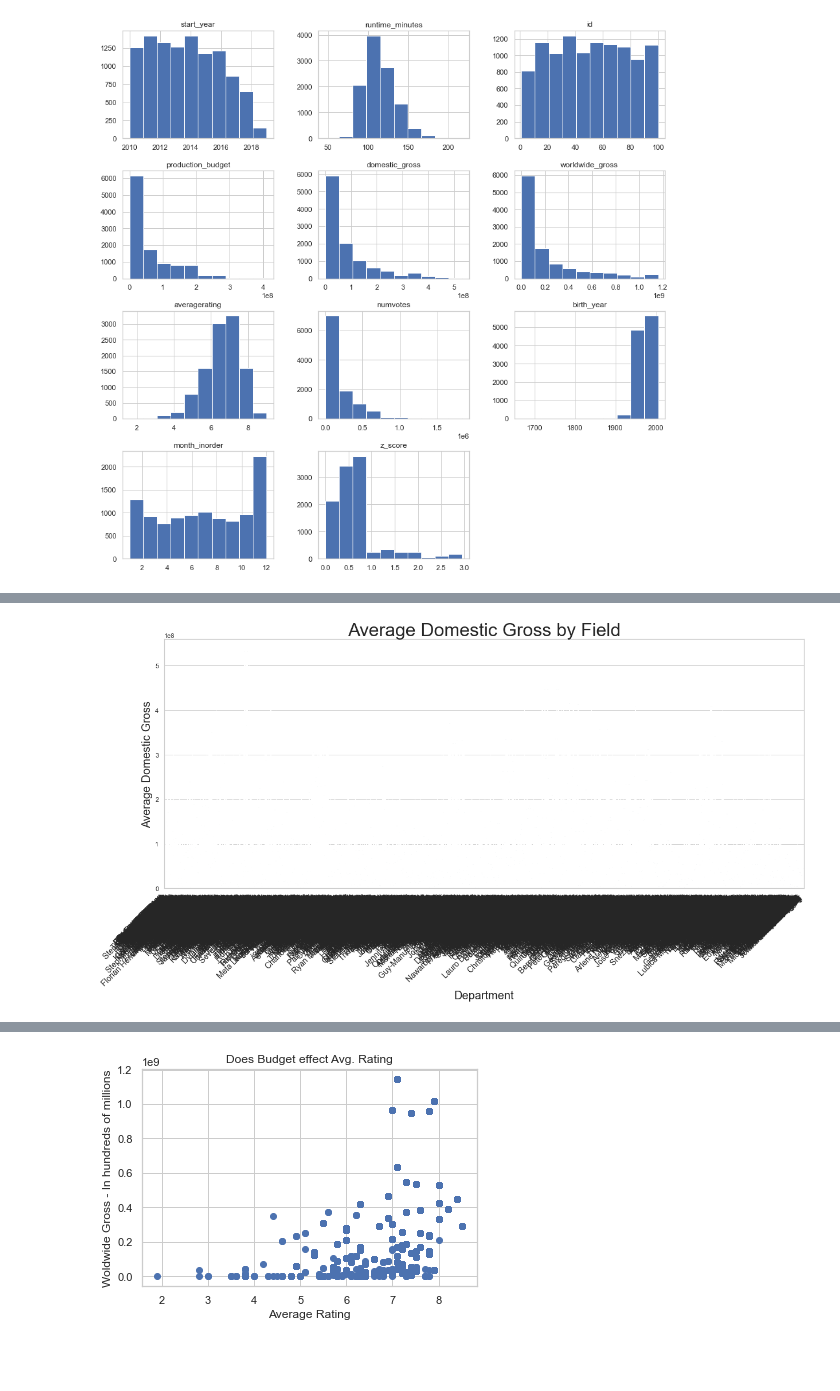
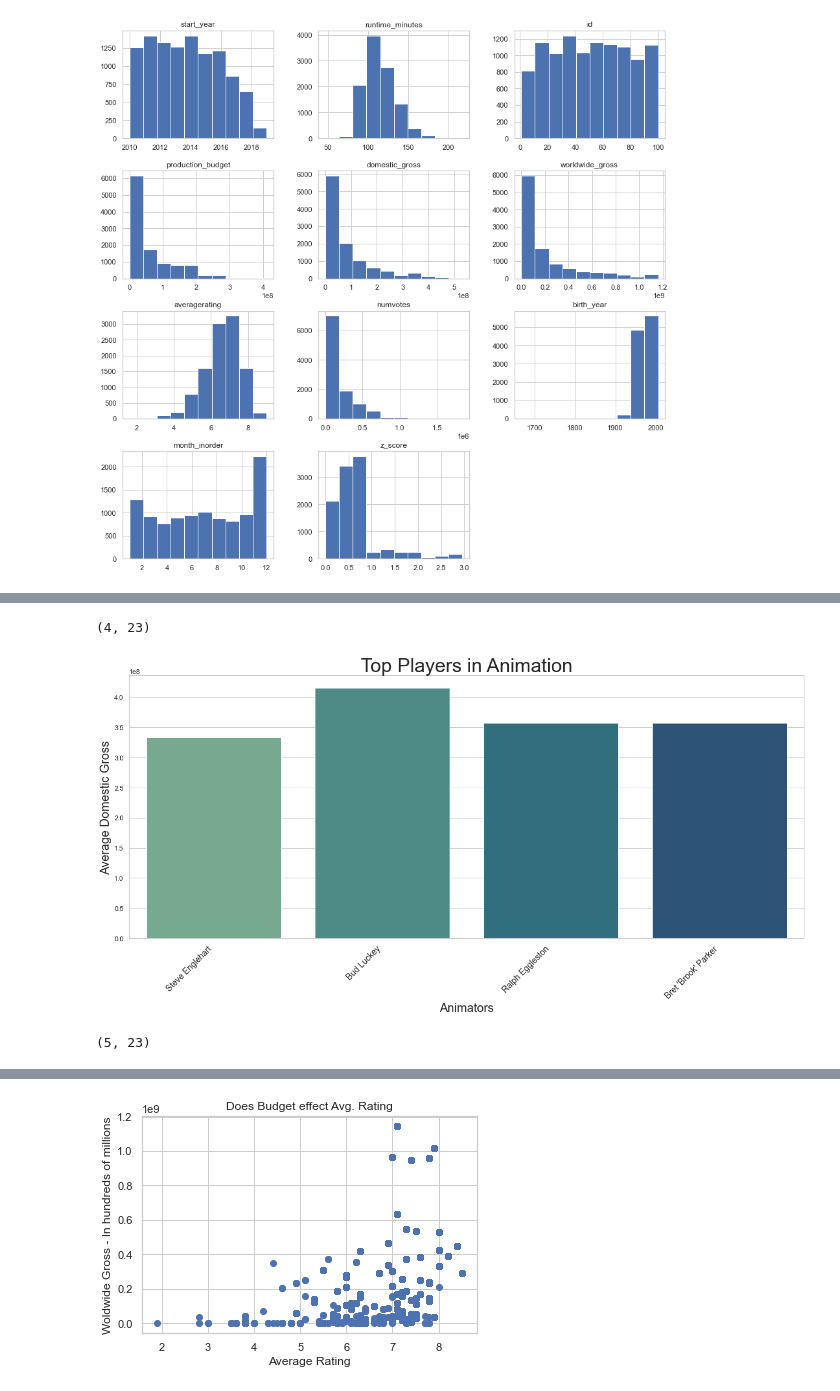
Before and after one commit to ozbunae/Movie_EDA, a Jupyter notebook: Movie Comparisons.ipynb, the cells around one changed output, grey strips where cells are left out. Drawn from its saved outputs; the diff is of its cells as text; code cells hidden in the pictures; blank space fills up the shorter version.

```diff
--- a/Movie Comparisons.ipynb
+++ b/Movie Comparisons.ipynb
@@ -552,5 +570,5 @@ array([[<AxesSubplot:title={'center':'start_year'}>,
 # %%
-df_filtered = project1_df[project1_df['domestic_gross'] >= 3000000]
+df_filtered = project1_df[project1_df['worldwide_gross'] >= 400000000]
 # %%
 df_filtered.shape
 # %% [output]
@@ -574,16 +640,20 @@ plt.show()
+# %%
+ad_df = df_filtered[df_filtered['primary_profession'] == 'animation_department']
+# %%
+ad_df.shape
+# %% [output]
+(4, 23)
 # %%
-# I am hoping this tells us something about the presence of each department per film grosses.
-
 fig, ax = plt.subplots(figsize=(20,8))
 
-g = sns.barplot(data=project1_df, x= 'primary_name', y='domestic_gross', palette = 'crest' )
+g = sns.barplot(data=ad_df, x= 'primary_name', y='domestic_gross', palette = 'crest' )
 g.set_xticklabels(g.get_xticklabels(), rotation=45, ha='right', fontsize=14)
 ax.lines = []
 
-plt.xlabel("Department", fontsize=20)
+plt.xlabel("Animators", fontsize=20)
 plt.ylabel("Average Domestic Gross", fontsize=20)
-plt.title("Average Domestic Gross by Field", fontsize=32)
+plt.title('Top Players in Animation', fontsize=32)
 plt.tight_layout
 plt.show()
 # %% [output]
-[figure, old version]
+[figure, new version]
@@ -589,0 +662,4 @@ plt.show()
+# %%
+manager_df.shape
+# %% [output]
+(5, 23)
```
Also changed, not shown: parts of 24 cells of this notebook, 1 other file.
